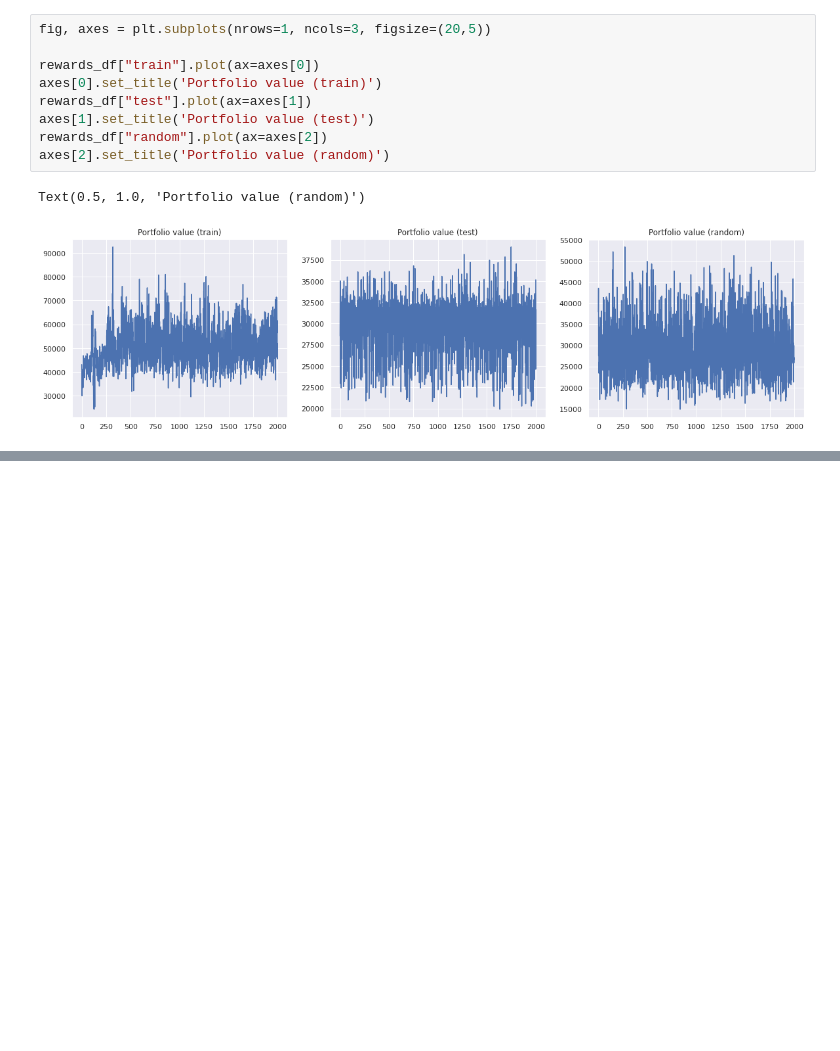
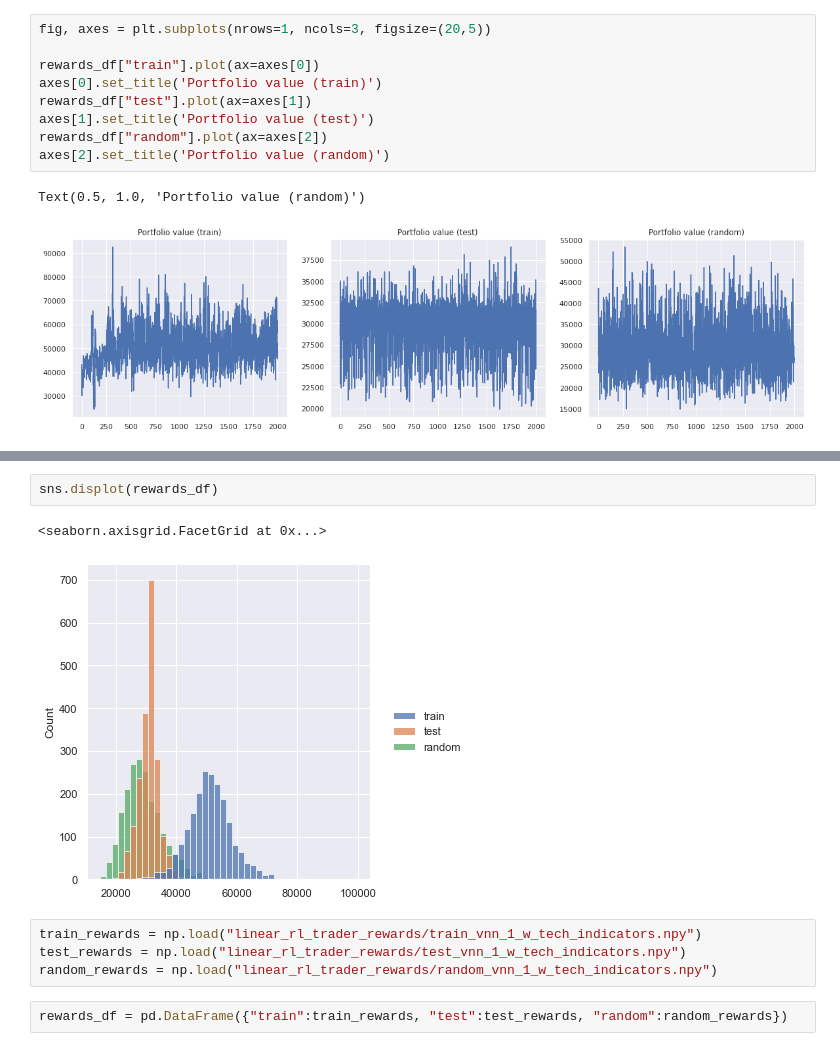
Before and after one commit to waijean/rltradingbot, a Jupyter notebook: results.ipynb, the cells around one changed output, grey strips where cells are left out. Cells and saved outputs as stored; diff of their text form; blank space fills up the shorter version.

```diff
--- a/results.ipynb
+++ b/results.ipynb
@@ -38,0 +57,11 @@ idea
+# %%
+sns.displot(rewards_df)
+# %% [output]
+<seaborn.axisgrid.FacetGrid at 0x...>
+[figure, added]
+# %%
+train_rewards = np.load("linear_rl_trader_rewards/train_vnn_1_w_tech_indicators.npy")
+test_rewards = np.load("linear_rl_trader_rewards/test_vnn_1_w_tech_indicators.npy")
+random_rewards = np.load("linear_rl_trader_rewards/random_vnn_1_w_tech_indicators.npy")
+# %%
+rewards_df = pd.DataFrame({"train":train_rewards, "test":test_rewards, "random":random_rewards})
```
Also changed, not shown: parts of 28 cells of this notebook, 38 other files.
